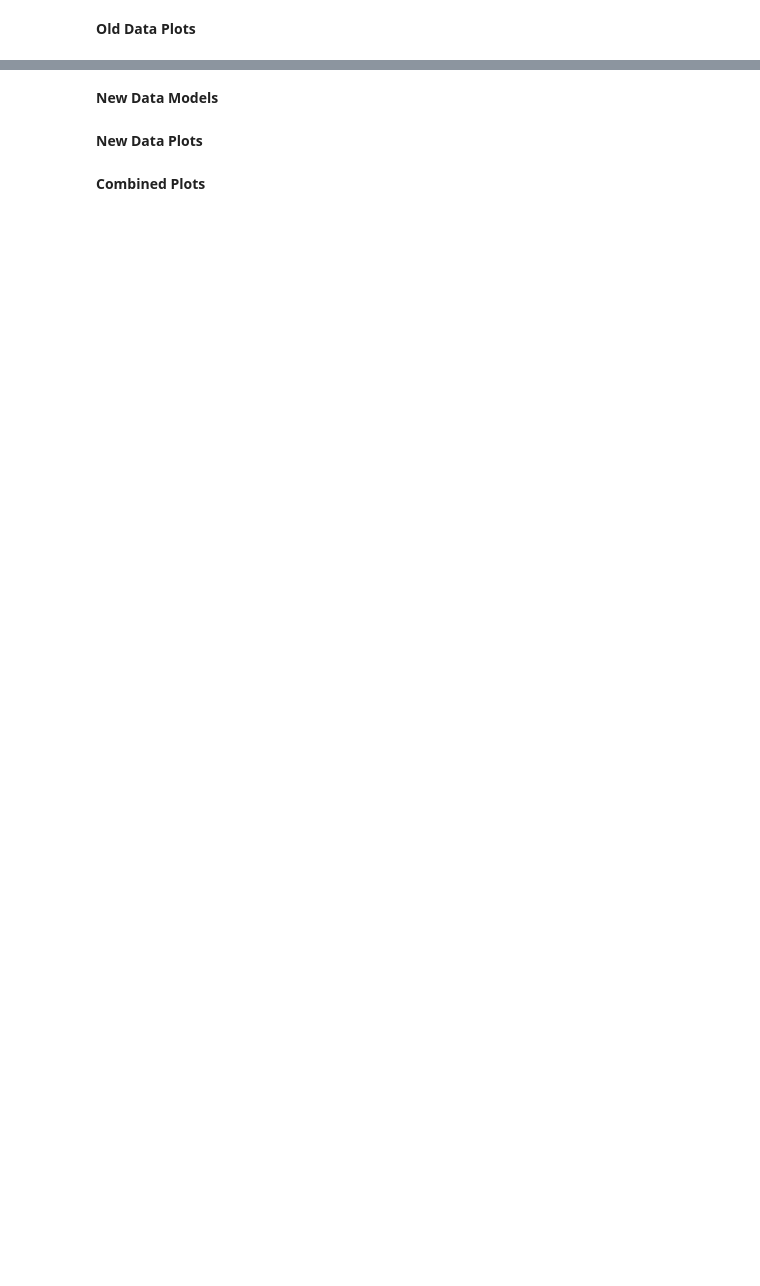
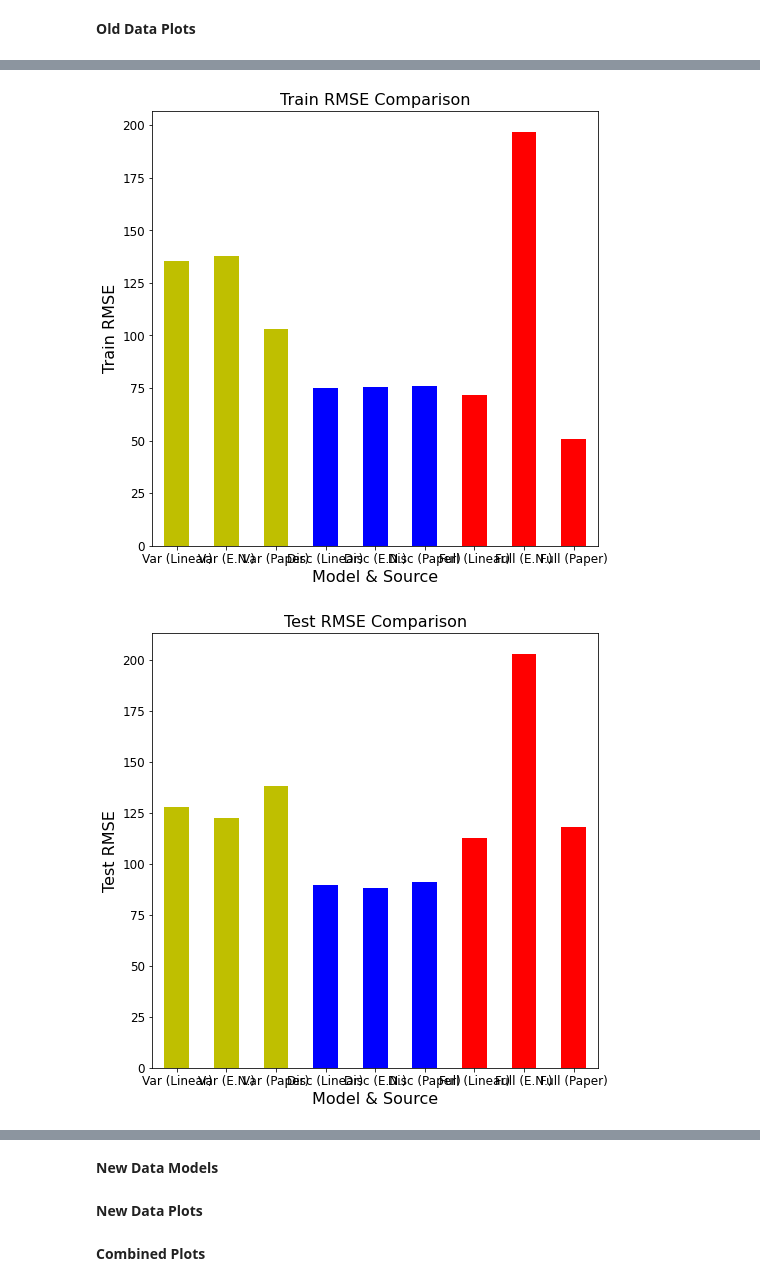
Before and after one commit to ayakkala1/TRI-Capstone, a Jupyter notebook: model_recreation.ipynb, the cells around one changed output, grey strips where cells are left out. Saved outputs shown, nothing was run; the diff lists cells and outputs as text; code cells hidden in the pictures; blank space fills up the shorter version.

```diff
--- a/model_recreation.ipynb
+++ b/model_recreation.ipynb
@@ -826,6 +573,10 @@ random_state = 1
 test_size = 2
 tol = 0.0001
 
+models = []
+y_pred_trains = []
+y_pred_tests = []
+train_rmses = []
 test_rmses = []
 
 for l1_ratio in l1_ratios:
@@ -853,15 +604,24 @@ for l1_ratio in l1_ratios:
 
     rmse_train_en_full = np.sqrt(mean_squared_error(y_train, y_pred_train_en_full))
     rmse_test_en_full = np.sqrt(mean_squared_error(y_test, y_pred_test_en_full))
-    mape_train_en_full = mean_absolute_percentage_error(y_train, y_pred_train_en_full)
-    mape_test_en_full = mean_absolute_percentage_error(y_test, y_pred_test_en_full)
+#     mape_train_en_full = mean_absolute_percentage_error(y_train, y_pred_train_en_full)
+#     mape_test_en_full = mean_absolute_percentage_error(y_test, y_pred_test_en_full)
 
-    print("Full Elastic Net Model")
-    print("l1_ratio =", elasticnetcv.l1_ratio_)
-    print()
-    print("Training RMSE: ", rmse_train_en_full)
-    print("Test RMSE: ", rmse_test_en_full)
-    print("Mean % Train Error: ", mape_train_en_full)
-    print("Mean % Test Error: ", mape_test_en_full)
-    print("\n")
+    models.append(elasticnet_full)
+    y_pred_trains.append(y_pred_train_en_full)
+    y_pred_tests.append(y_pred_test_en_full)
+    train_rmses.append(rmse_train_en_full)
     test_rmses.append(rmse_test_en_full)
+
+best_model_index = test_rmses.index(min(test_rmses))
+
+elasticnet_full = models[best_model_index]
+y_pred_train_en_full = y_pred_trains[best_model_index]
+y_pred_test_en_full = y_pred_tests[best_model_index]
+rmse_train_full_en = train_rmses[best_model_index]
+rmse_test_full_en = test_rmses[best_model_index]
+l1_ratio_full = l1_ratios[best_model_index]
+
+print("Full Elastic Net Model")
+print("l1_ratio =", l1_ratio_full)
+print("Test RMSE: ", rmse_test_full_en)
@@ -944,3 +715,17 @@ for column in old_data_metrics.columns[3:]:
+# %%
+#better plots in chunk below
+for column in old_data_metrics.columns[3:5]:
+    ax = old_data_metrics.plot.bar(x='Model & Source', y=column, rot=0,
+                         fontsize = 12, legend=False, figsize = (8,8),
+                         color = ["y","y","y","b","b","b","r","r","r"])
+
+    ax.set_xlabel("Model & Source", fontsize = 16)
+    ax.set_ylabel(column, fontsize=16)
+    ax.set_title(column + " Comparison", fontsize=16)
+    plt.show()
+# %% [output]
+[figure, added]
+[figure, added]
 # %%
 for column in old_data_metrics.columns[3:5]:
     sns.catplot(data = old_data_metrics, kind="bar",
```
Also changed, not shown: parts of 17 cells of this notebook.
